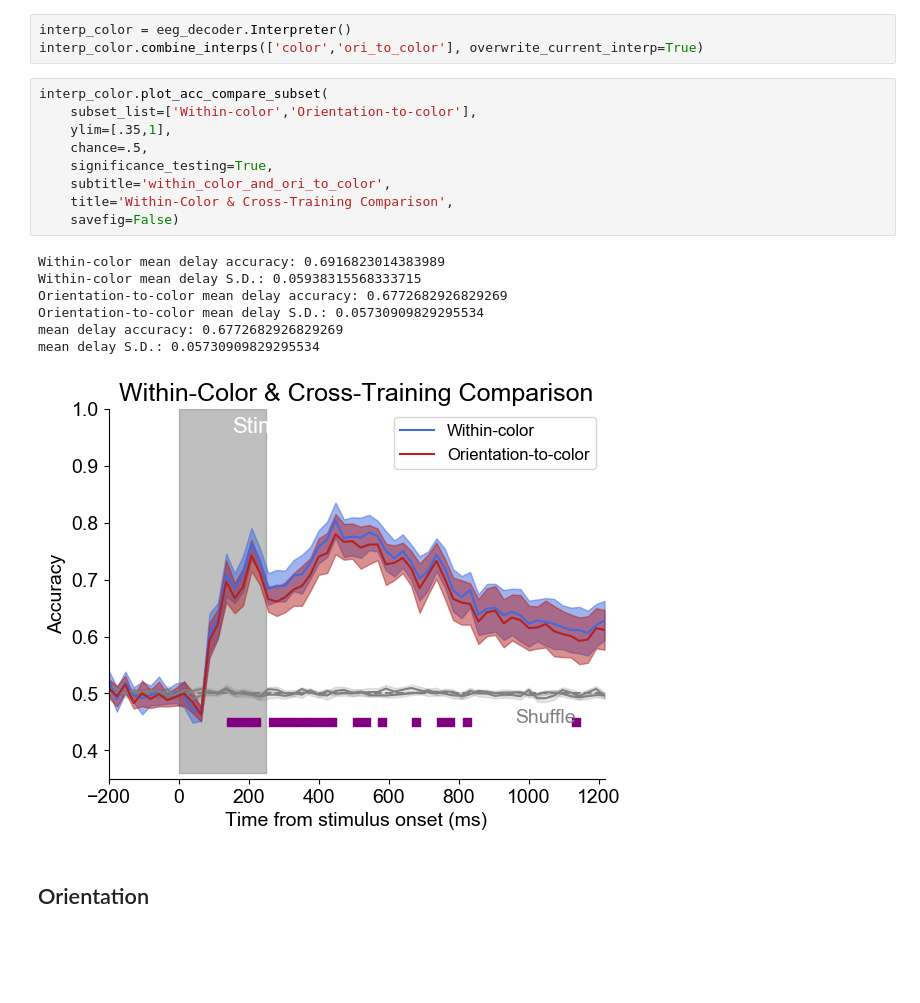
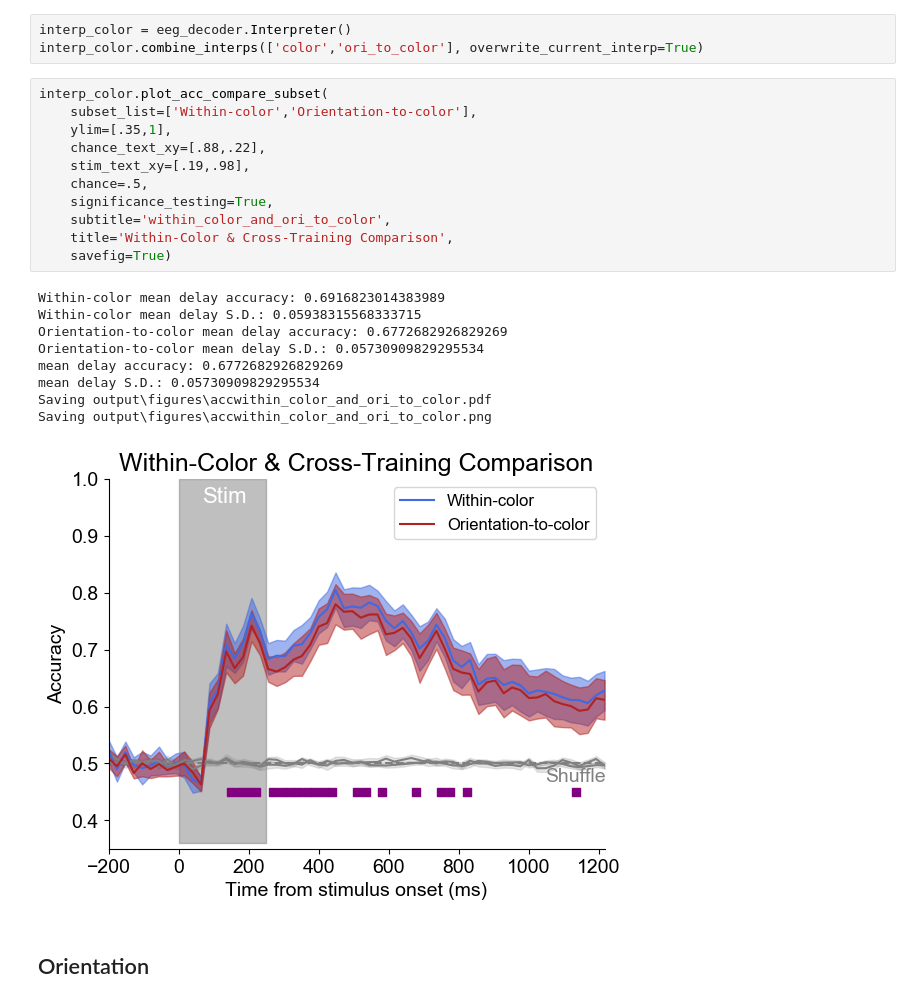
Before and after one commit to WilliamThyer/Feature-Independent-Load-Decoding, a Jupyter notebook: Boomerang/analysis/decode_load_across_feat.ipynb, the cells around one changed output. Cells and saved outputs as stored; diff of their text form; blank space fills up the shorter version.

```diff
--- a/Boomerang/analysis/decode_load_across_feat.ipynb
+++ b/Boomerang/analysis/decode_load_across_feat.ipynb
@@ -126,20 +126,24 @@ interp_color.combine_interps(['color','ori_to_color'], overwrite_current_interp=
 # %%
 interp_color.plot_acc_compare_subset(
     subset_list=['Within-color','Orientation-to-color'],
     ylim=[.35,1],
+    chance_text_xy=[.88,.22],
+    stim_text_xy=[.19,.98],
     chance=.5,
     significance_testing=True,
     subtitle='within_color_and_ori_to_color',
     title='Within-Color & Cross-Training Comparison',
-    savefig=False)
+    savefig=True)
 # %% [output]
 Within-color mean delay accuracy: 0.6916823014383989
 Within-color mean delay S.D.: 0.05938315568333715
 Orientation-to-color mean delay accuracy: 0.6772682926829269
 Orientation-to-color mean delay S.D.: 0.05730909829295534
 mean delay accuracy: 0.6772682926829269
 mean delay S.D.: 0.05730909829295534
+Saving output\figures\accwithin_color_and_ori_to_color.pdf
+Saving output\figures\accwithin_color_and_ori_to_color.png
-[figure, old version]
+[figure, new version]
 # %% [markdown]
 ## Orientation
 # %%
```
Also changed, not shown: parts of 1 cell of this notebook, 6 other files.
